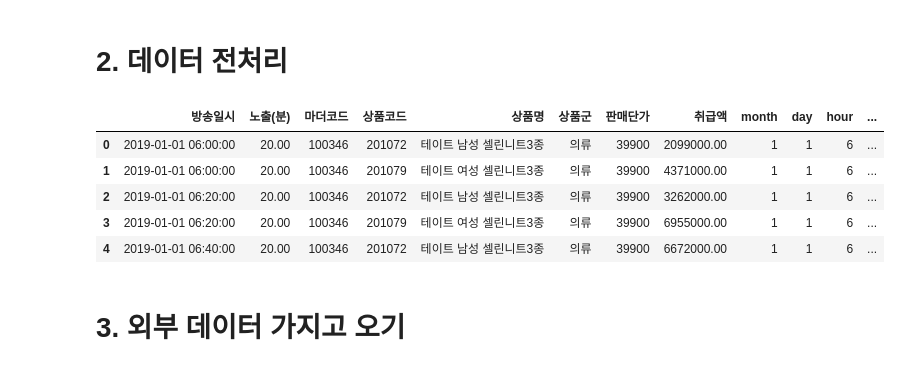
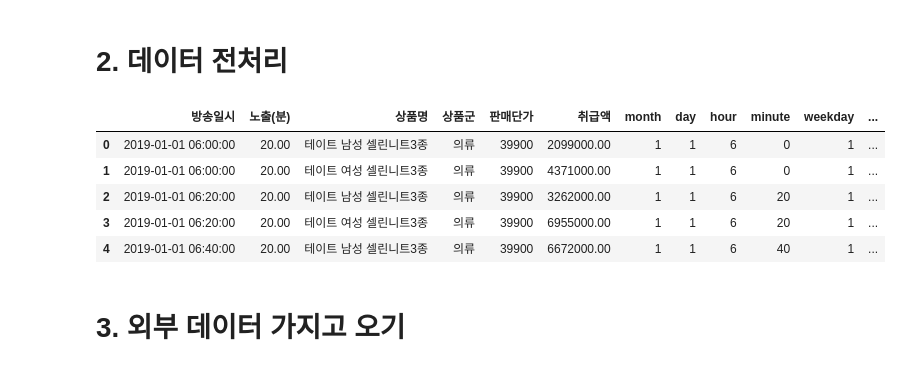
Before and after one commit to narijeong/bigcontest2020, a Jupyter notebook: 조선근/Prime_time.ipynb, the cells around one changed output. Saved outputs shown, nothing was run; the diff lists cells and outputs as text; code cells hidden in the pictures.

```diff
--- a/조선근/Prime_time.ipynb
+++ b/조선근/Prime_time.ipynb
@@ -3,6 +3,7 @@
 # %%
 import pandas as pd
 pd.set_option('display.float_format', '{:.2f}'.format) # 항상 float 형식으로
+pd.set_option("display.max_columns",100)
 
 import numpy as np
 
@@ -82,6 +83,7 @@ def handle_date(df):
 def deleting_data(df):
     df.drop(df[df["취급액"]==50000].index,axis=0,inplace=True)
     df.drop(df[df["취급액"]==0].index,axis=0,inplace=True)
+    df.drop(["마더코드","상품코드"],axis=1,inplace=True)
     return df
 
 
@@ -92,39 +94,42 @@ def handle_holiday(df):
            ,'2019-12-25','2020-01-01']
     df["holiday"] = df["방송일시"].apply(lambda x : 1 if ((datetime.datetime.strftime(x,"%Y-%m-%d")) in hol) else 0 )
 
     return df
 
 
 def pre_processing(df):
     # 1. 무형 상품 추정 제외
     df = df.drop(df[df["상품군"]=="무형"].index,axis = 0)
     # 2. 결측된 노출분 채우기
     df = filling_missing_exposure(df)
 
     # 3. 판매단가 > 취급액이면 취급액 0
     df["취급액"] = df.apply(lambda x : custom(x["판매단가"], x["취급액"]),axis=1)
     # 4. month, day, hour, minute, weekday 열 추가
     df = handle_date(df)
     # 5. 공휴일 처리
     df = handle_holiday(df)
 
     # 6. data 삭제
     df = deleting_data(df)
 
+    #7. 판매량
+    df["판매량"] = df["취급액"]/df["판매단가"]
+
     # reset_index
     df = df.reset_index(drop=True)
 
     return df
 
 sales = pre_processing(sales)
 sales.head()
 # %% [output]
-|  | 방송일시 | 노출(분) | 마더코드 | 상품코드 | 상품명 | 상품군 | 판매단가 | 취급액 | month | day | hour | ... |
-| 0 | 2019-01-01 06:00:00 | 20.00 | 100346 | 201072 | 테이트 남성 셀린니트3종 | 의류 | 39900 | 2099000.00 | 1 | 1 | 6 | ... |
-| 1 | 2019-01-01 06:00:00 | 20.00 | 100346 | 201079 | 테이트 여성 셀린니트3종 | 의류 | 39900 | 4371000.00 | 1 | 1 | 6 | ... |
-| 2 | 2019-01-01 06:20:00 | 20.00 | 100346 | 201072 | 테이트 남성 셀린니트3종 | 의류 | 39900 | 3262000.00 | 1 | 1 | 6 | ... |
-| 3 | 2019-01-01 06:20:00 | 20.00 | 100346 | 201079 | 테이트 여성 셀린니트3종 | 의류 | 39900 | 6955000.00 | 1 | 1 | 6 | ... |
-| 4 | 2019-01-01 06:40:00 | 20.00 | 100346 | 201072 | 테이트 남성 셀린니트3종 | 의류 | 39900 | 6672000.00 | 1 | 1 | 6 | ... |
+|  | 방송일시 | 노출(분) | 상품명 | 상품군 | 판매단가 | 취급액 | month | day | hour | minute | weekday | ... |
+| 0 | 2019-01-01 06:00:00 | 20.00 | 테이트 남성 셀린니트3종 | 의류 | 39900 | 2099000.00 | 1 | 1 | 6 | 0 | 1 | ... |
+| 1 | 2019-01-01 06:00:00 | 20.00 | 테이트 여성 셀린니트3종 | 의류 | 39900 | 4371000.00 | 1 | 1 | 6 | 0 | 1 | ... |
+| 2 | 2019-01-01 06:20:00 | 20.00 | 테이트 남성 셀린니트3종 | 의류 | 39900 | 3262000.00 | 1 | 1 | 6 | 20 | 1 | ... |
+| 3 | 2019-01-01 06:20:00 | 20.00 | 테이트 여성 셀린니트3종 | 의류 | 39900 | 6955000.00 | 1 | 1 | 6 | 20 | 1 | ... |
+| 4 | 2019-01-01 06:40:00 | 20.00 | 테이트 남성 셀린니트3종 | 의류 | 39900 | 6672000.00 | 1 | 1 | 6 | 40 | 1 | ... |
 # %% [markdown]
 # 3. 외부 데이터 가지고 오기
 # %% [markdown]
```
Also changed, not shown: parts of 14 cells of this notebook, 3 other files.
